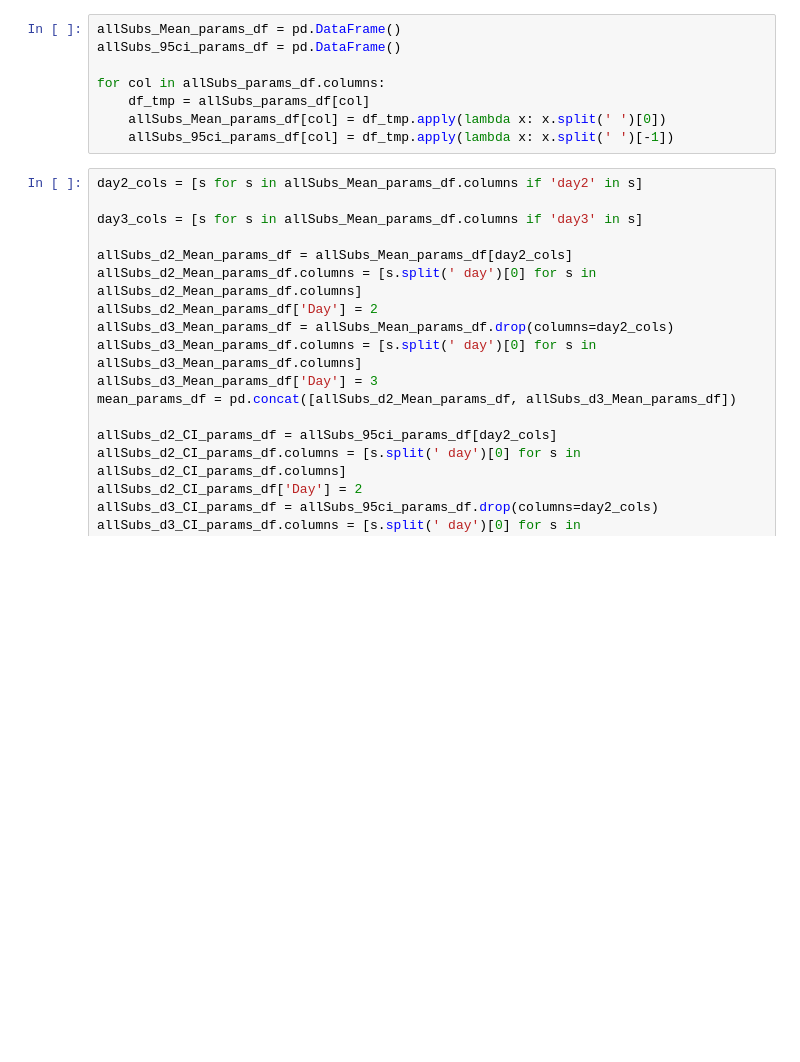
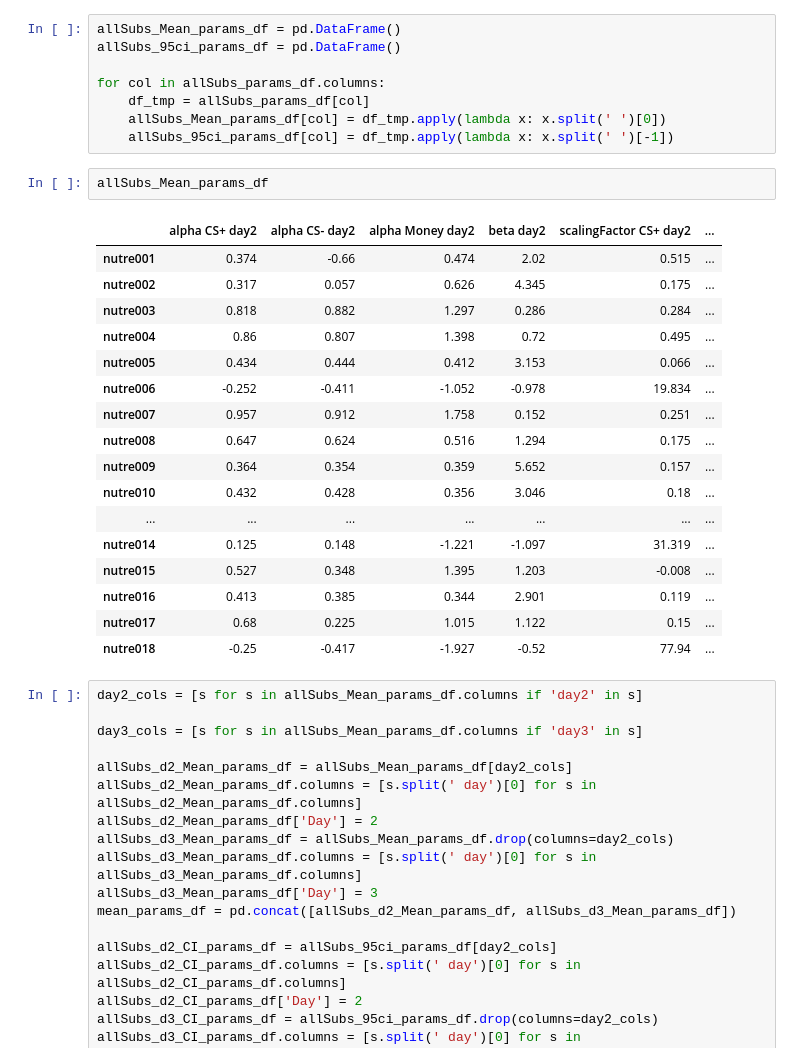
Before and after one commit to ffviana/nutreconDrive, a Jupyter notebook: 3. Analysis/groupAnalysis.ipynb, the cells around one changed output. Drawn from its saved outputs; the diff is of its cells as text; blank space fills up the shorter version.

```diff
--- a/3. Analysis/groupAnalysis.ipynb
+++ b/3. Analysis/groupAnalysis.ipynb
@@ -619,6 +744,26 @@ for col in allSubs_params_df.columns:
     df_tmp = allSubs_params_df[col]
     allSubs_Mean_params_df[col] = df_tmp.apply(lambda x: x.split(' ')[0])
     allSubs_95ci_params_df[col] = df_tmp.apply(lambda x: x.split(' ')[-1])
+# %%
+allSubs_Mean_params_df
+# %% [output]
+|  | alpha CS+ day2 | alpha CS- day2 | alpha Money day2 | beta day2 | scalingFactor CS+ day2 | ... |
+| nutre001 | 0.374 | -0.66 | 0.474 | 2.02 | 0.515 | ... |
+| nutre002 | 0.317 | 0.057 | 0.626 | 4.345 | 0.175 | ... |
+| nutre003 | 0.818 | 0.882 | 1.297 | 0.286 | 0.284 | ... |
+| nutre004 | 0.86 | 0.807 | 1.398 | 0.72 | 0.495 | ... |
+| nutre005 | 0.434 | 0.444 | 0.412 | 3.153 | 0.066 | ... |
+| nutre006 | -0.252 | -0.411 | -1.052 | -0.978 | 19.834 | ... |
+| nutre007 | 0.957 | 0.912 | 1.758 | 0.152 | 0.251 | ... |
+| nutre008 | 0.647 | 0.624 | 0.516 | 1.294 | 0.175 | ... |
+| nutre009 | 0.364 | 0.354 | 0.359 | 5.652 | 0.157 | ... |
+| nutre010 | 0.432 | 0.428 | 0.356 | 3.046 | 0.18 | ... |
+| ... | ... | ... | ... | ... | ... | ... |
+| nutre014 | 0.125 | 0.148 | -1.221 | -1.097 | 31.319 | ... |
+| nutre015 | 0.527 | 0.348 | 1.395 | 1.203 | -0.008 | ... |
+| nutre016 | 0.413 | 0.385 | 0.344 | 2.901 | 0.119 | ... |
+| nutre017 | 0.68 | 0.225 | 1.015 | 1.122 | 0.15 | ... |
+| nutre018 | -0.25 | -0.417 | -1.927 | -0.52 | 77.94 | ... |
 # %%
 day2_cols = [s for s in allSubs_Mean_params_df.columns if 'day2' in s]
 
```
Also changed, not shown: parts of 7 cells of this notebook.
